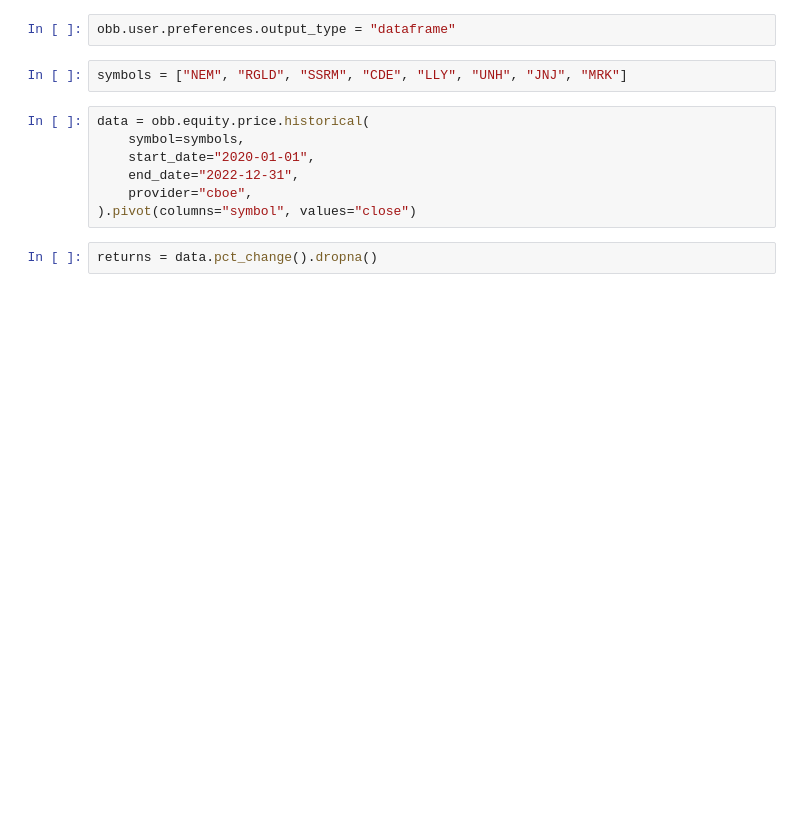
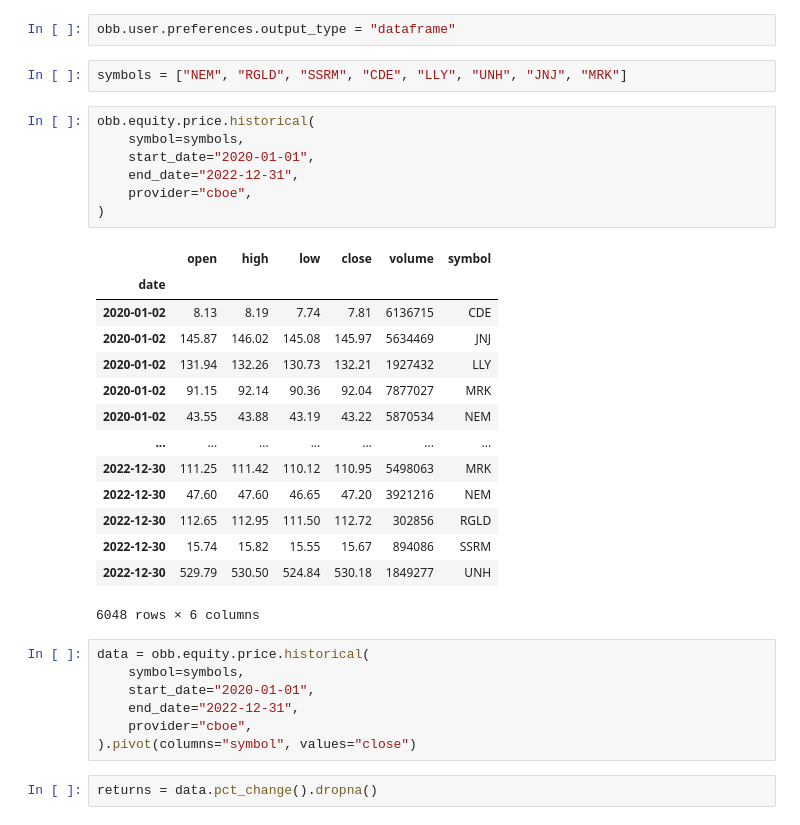
Before and after one commit to Emindu/algo-trading-learning, a Jupyter notebook: 5.alpha-factors/PCA-1.ipynb, the cells around one changed output. Drawn from its saved outputs; the diff is of its cells as text; blank space fills up the shorter version.

```diff
--- a/5.alpha-factors/PCA-1.ipynb
+++ b/5.alpha-factors/PCA-1.ipynb
@@ -9,6 +9,28 @@ from sklearn.decomposition import PCA
 obb.user.preferences.output_type = "dataframe"
 # %%
 symbols = ["NEM", "RGLD", "SSRM", "CDE", "LLY", "UNH", "JNJ", "MRK"]
+# %%
+obb.equity.price.historical(
+    symbol=symbols,
+    start_date="2020-01-01",
+    end_date="2022-12-31",
+    provider="cboe",
+)
+# %% [output]
+|  | open | high | low | close | volume | symbol |
+| date |  |  |  |  |  |  |
+| 2020-01-02 | 8.13 | 8.19 | 7.74 | 7.81 | 6136715 | CDE |
+| 2020-01-02 | 145.87 | 146.02 | 145.08 | 145.97 | 5634469 | JNJ |
+| 2020-01-02 | 131.94 | 132.26 | 130.73 | 132.21 | 1927432 | LLY |
+| 2020-01-02 | 91.15 | 92.14 | 90.36 | 92.04 | 7877027 | MRK |
+| 2020-01-02 | 43.55 | 43.88 | 43.19 | 43.22 | 5870534 | NEM |
+| ... | ... | ... | ... | ... | ... | ... |
+| 2022-12-30 | 111.25 | 111.42 | 110.12 | 110.95 | 5498063 | MRK |
+| 2022-12-30 | 47.60 | 47.60 | 46.65 | 47.20 | 3921216 | NEM |
+| 2022-12-30 | 112.65 | 112.95 | 111.50 | 112.72 | 302856 | RGLD |
+| 2022-12-30 | 15.74 | 15.82 | 15.55 | 15.67 | 894086 | SSRM |
+| 2022-12-30 | 529.79 | 530.50 | 524.84 | 530.18 | 1849277 | UNH |
+6048 rows × 6 columns
 # %%
 data = obb.equity.price.historical(
     symbol=symbols,
```
Also changed, not shown: 1 other file.
